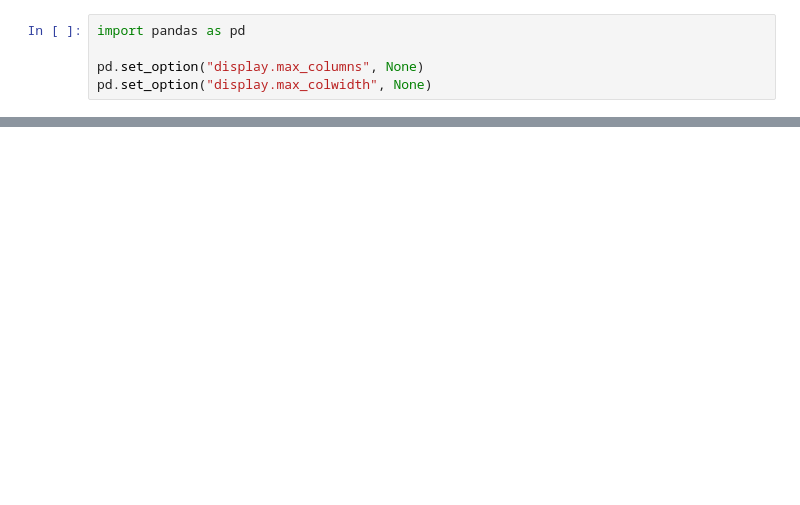
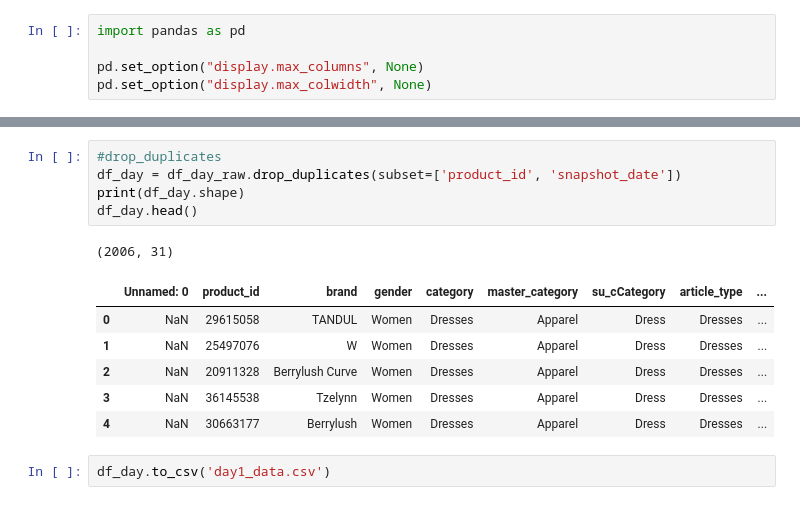
Before and after one commit to manjuq/ecommerce_product_scraping, a Jupyter notebook: scrape_product_listings.ipynb, the cells around one changed output, grey strips where cells are left out. Cells and saved outputs as stored; diff of their text form; blank space fills up the shorter version.

```diff
--- a/scrape_product_listings.ipynb
+++ b/scrape_product_listings.ipynb
@@ -162,0 +192,15 @@ Total rows so far: 466
+# %%
+#drop_duplicates
+df_day = df_day_raw.drop_duplicates(subset=['product_id', 'snapshot_date'])
+print(df_day.shape)
+df_day.head()
+# %% [output]
+(2006, 31)
+|  | Unnamed: 0 | product_id | brand | gender | category | master_category | su_cCategory | article_type | ... |
+| 0 | NaN | 29615058 | TANDUL | Women | Dresses | Apparel | Dress | Dresses | ... |
+| 1 | NaN | 25497076 | W | Women | Dresses | Apparel | Dress | Dresses | ... |
+| 2 | NaN | 20911328 | Berrylush Curve | Women | Dresses | Apparel | Dress | Dresses | ... |
+| 3 | NaN | 36145538 | Tzelynn | Women | Dresses | Apparel | Dress | Dresses | ... |
+| 4 | NaN | 30663177 | Berrylush | Women | Dresses | Apparel | Dress | Dresses | ... |
+# %%
+df_day.to_csv('day1_data.csv')
```
Also changed, not shown: parts of 10 cells of this notebook.
